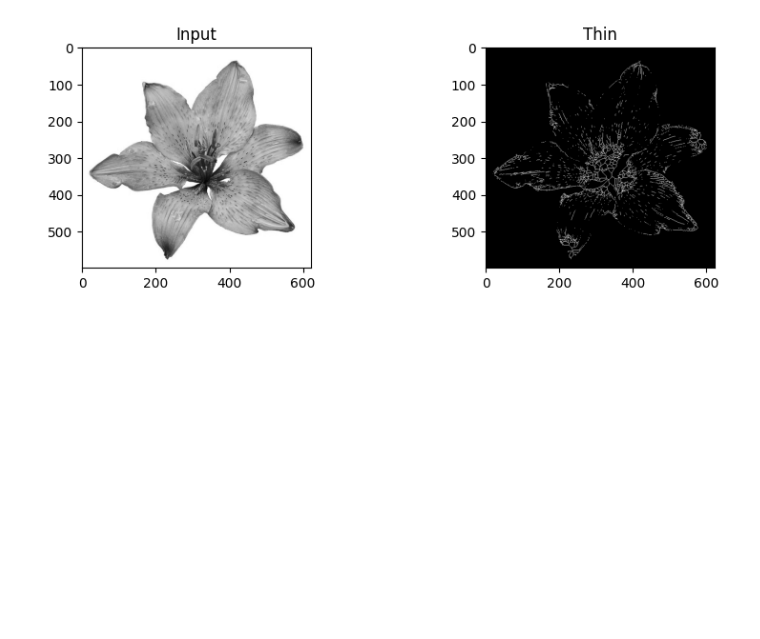
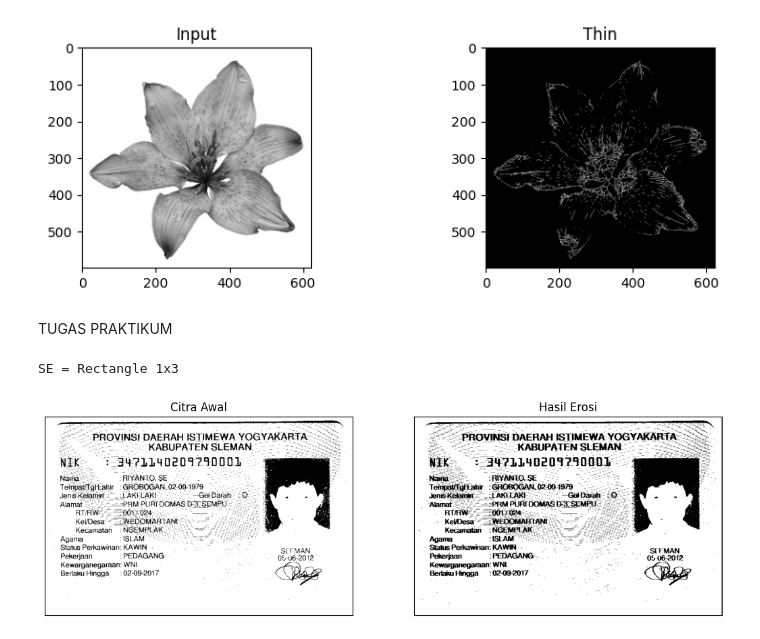
Before and after one commit to JenioDwiSetyoFavianGian/PCVK_Ganjil_2023, a Jupyter notebook: Week8.ipynb, the cells around one changed output. Saved outputs shown, nothing was run; the diff lists cells and outputs as text; code cells hidden in the pictures; blank space fills up the shorter version.

```diff
--- a/Week8.ipynb
+++ b/Week8.ipynb
@@ -513,3 +513,54 @@ plt.savefig('/tmp/char_out.png')
 plt.show()
 # %% [output]
 [figure]
+# %% [markdown]
+TUGAS PRAKTIKUM
+# %%
+import cv2
+import numpy as np
+import matplotlib.pyplot as plt
+
+def erosi_citra(F,p,l):
+  #size image
+  m,n= F.shape
+
+  #Generate structure element erosi (SE)
+  SE = cv2.getStructuringElement(cv2.MORPH_RECT,(p,l))
+  constant1= (l-1)//2
+  constant2= (p-1)//2
+  # print(SE)
+  imgE= np.zeros((m,n), dtype=np.uint8)
+  #Proses Erosi
+  for i in range(constant1, m-constant1):
+    for j in range(constant2,n-constant2):
+      temp= F[i-constant1:i+constant1+1, j-constant2:j+constant2+1]
+      product= temp*SE
+      imgE[i,j]= np.min(product)
+  return imgE
+
+print('SE = Rectangle 1x3')
+img_e= cv2.imread('/content/drive/MyDrive/PCVK2023/Images/KTP_More/ktp.png',0) #
+ret1, thresh1 = cv2.threshold(img_e, 127, 225, cv2.THRESH_BINARY)
+p=3
+l=1
+imgE = erosi_citra(thresh1,p,l)
+
+# Menampilkan gambar
+plt.figure(figsize=(20, 16))
+
+plt.subplot(131)
+plt.imshow(thresh1, cmap='gray')
+plt.title('Citra Awal')
+plt.xticks([])
+plt.yticks([])
+
+plt.subplot(132)
+plt.imshow(imgE, cmap='gray')
+plt.title('Hasil Erosi')
+plt.xticks([])
+plt.yticks([])
+
+plt.show()
+# %% [output]
+SE = Rectangle 1x3
+[figure, added]
```
Also changed, not shown: parts of 2 cells of this notebook.
